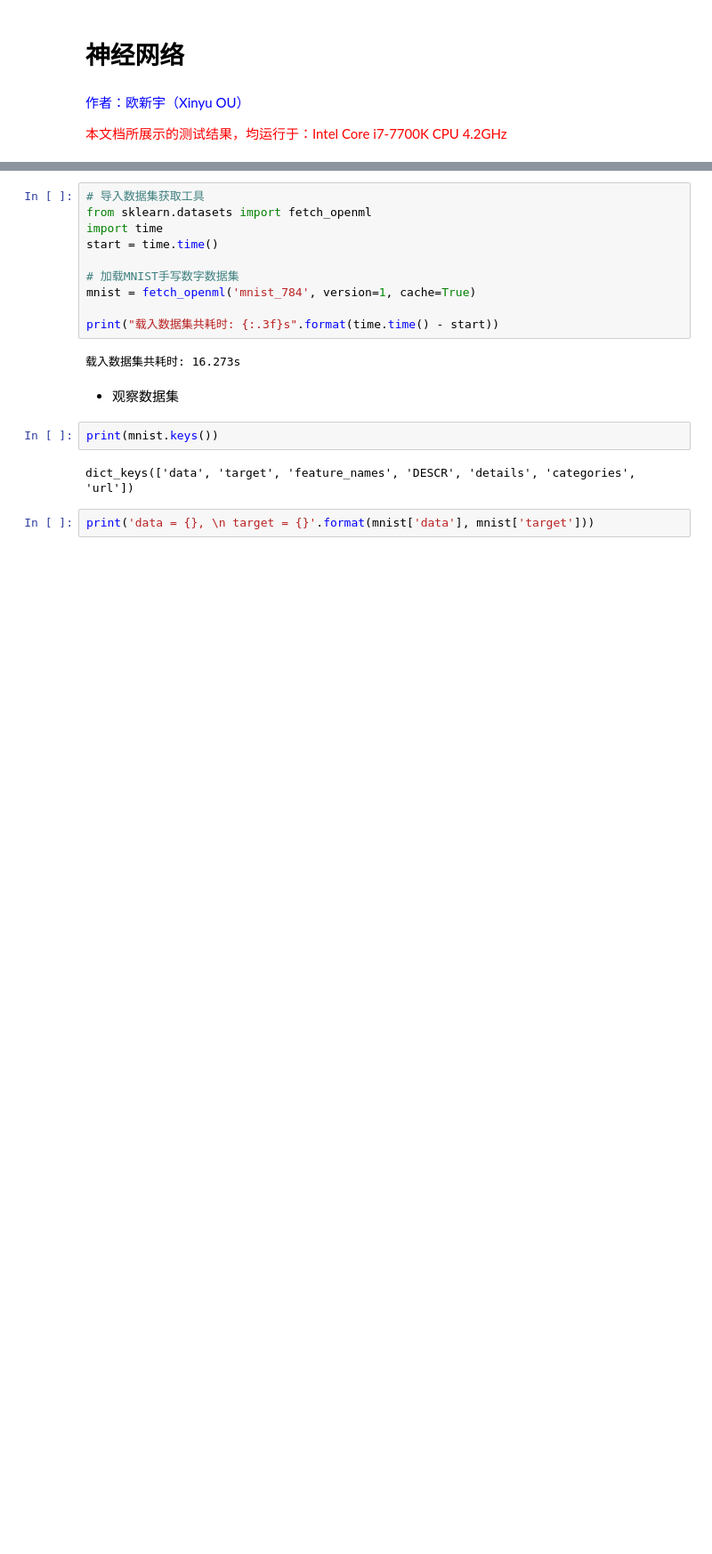
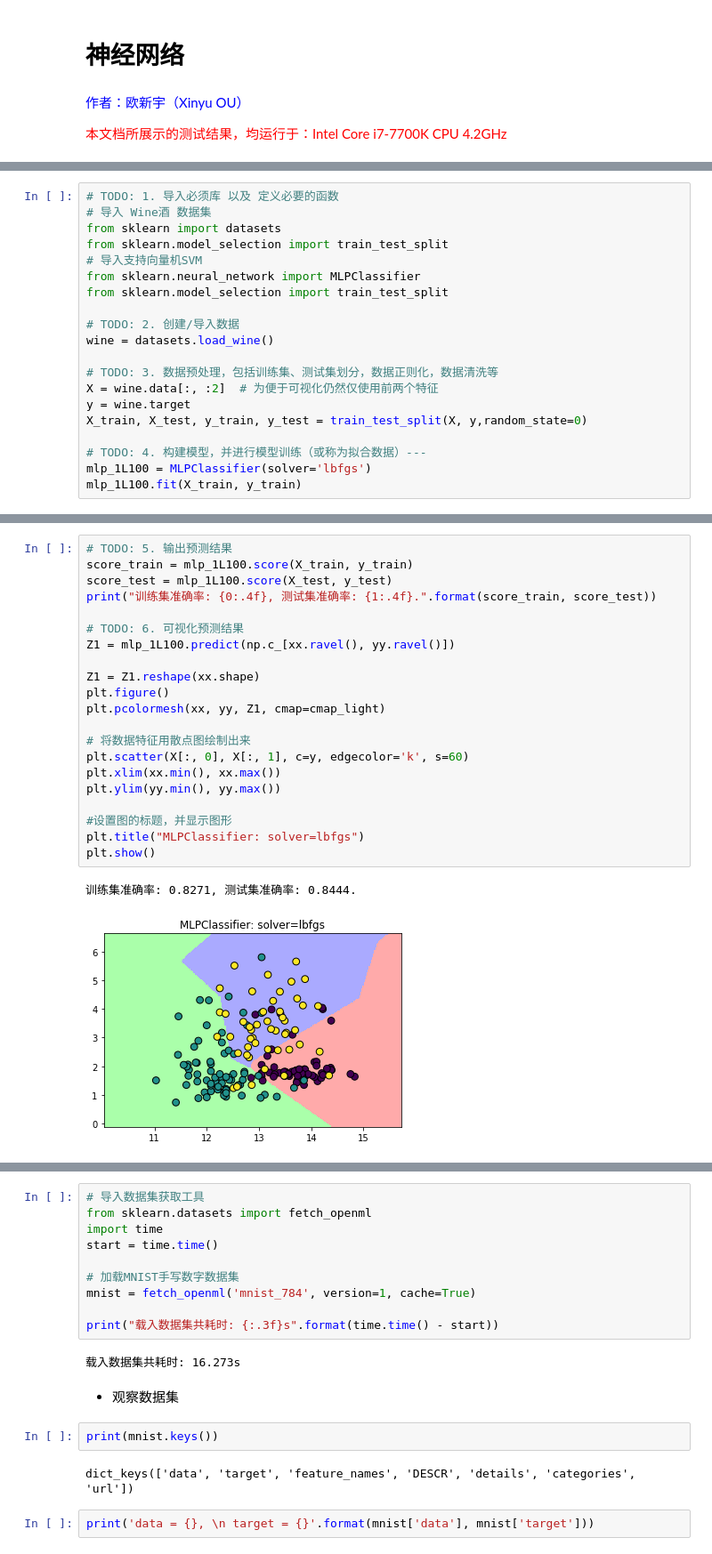
Before and after one commit to ouxinyu/Teaching, a Jupyter notebook: MachineLearning/Notebooks/Ch08NeuralNetworks.ipynb, the cells around one changed output, grey strips where cells are left out. Shown: that part at 89% size. Cells and saved outputs as stored; diff of their text form; blank space fills up the shorter version.

```diff
--- a/MachineLearning/Notebooks/Ch08NeuralNetworks.ipynb
+++ b/MachineLearning/Notebooks/Ch08NeuralNetworks.ipynb
@@ -20,0 +122,20 @@
+# %%
+# TODO: 1. 导入必须库 以及 定义必要的函数
+# 导入 Wine酒 数据集
+from sklearn import datasets
+from sklearn.model_selection import train_test_split
+# 导入支持向量机SVM
+from sklearn.neural_network import MLPClassifier
+from sklearn.model_selection import train_test_split
+
+# TODO: 2. 创建/导入数据
+wine = datasets.load_wine()
+
+# TODO: 3. 数据预处理，包括训练集、测试集划分，数据正则化，数据清洗等
+X = wine.data[:, :2]  # 为便于可视化仍然仅使用前两个特征
+y = wine.target
+X_train, X_test, y_train, y_test = train_test_split(X, y,random_state=0)
+
+# TODO: 4. 构建模型，并进行模型训练（或称为拟合数据）---
+mlp_1L100 = MLPClassifier(solver='lbfgs')
+mlp_1L100.fit(X_train, y_train)
@@ -20,0 +180,24 @@
+# %%
+# TODO: 5. 输出预测结果
+score_train = mlp_1L100.score(X_train, y_train)
+score_test = mlp_1L100.score(X_test, y_test)
+print("训练集准确率: {0:.4f}, 测试集准确率: {1:.4f}.".format(score_train, score_test))
+
+# TODO: 6. 可视化预测结果
+Z1 = mlp_1L100.predict(np.c_[xx.ravel(), yy.ravel()])
+
+Z1 = Z1.reshape(xx.shape)
+plt.figure()
+plt.pcolormesh(xx, yy, Z1, cmap=cmap_light)
+
+# 将数据特征用散点图绘制出来
+plt.scatter(X[:, 0], X[:, 1], c=y, edgecolor='k', s=60)
+plt.xlim(xx.min(), xx.max())
+plt.ylim(yy.min(), yy.max())
+
+#设置图的标题，并显示图形
+plt.title("MLPClassifier: solver=lbfgs")
+plt.show()
+# %% [output]
+训练集准确率: 0.8271, 测试集准确率: 0.8444.
+[figure, added]
```
Also changed, not shown: parts of 99 cells of this notebook, 29 other files.
